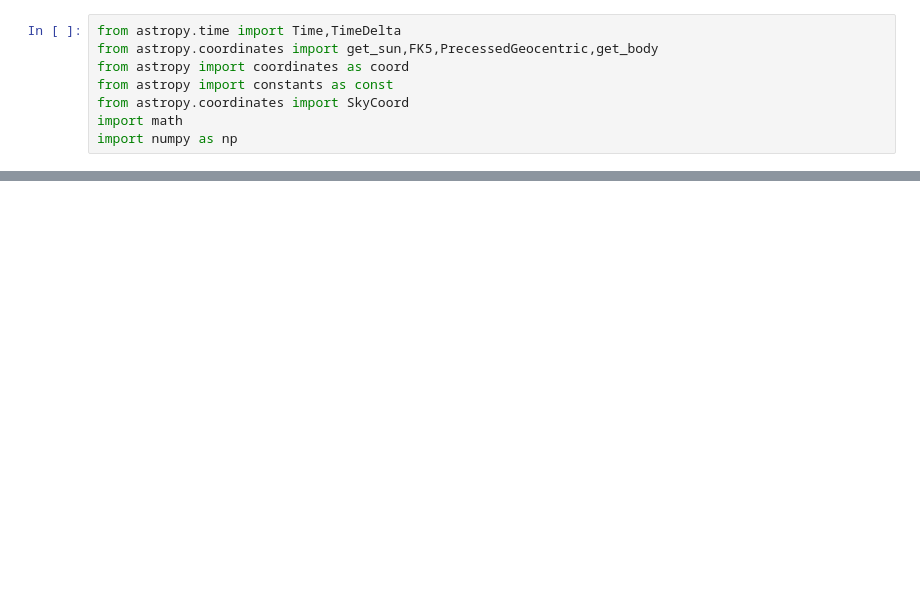
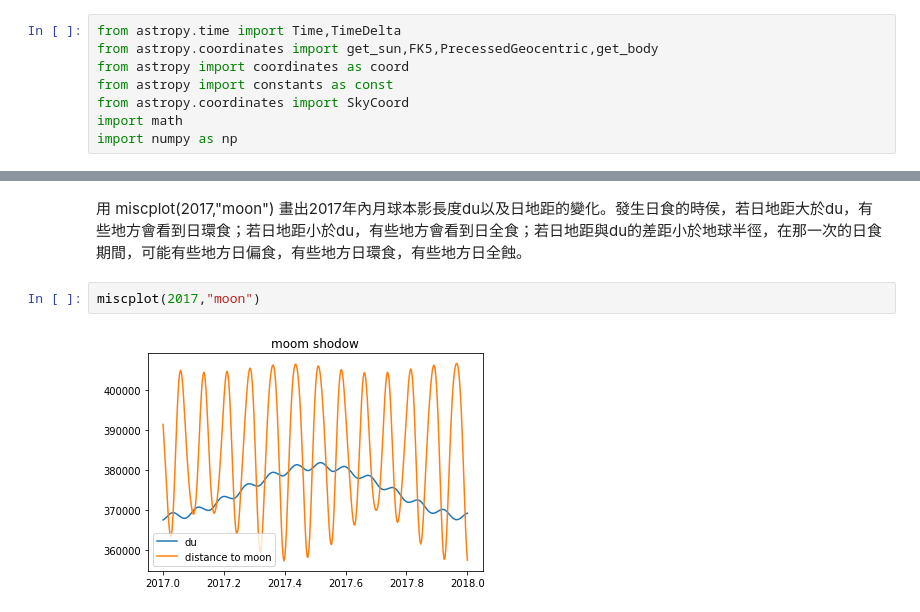
Before and after one commit to hjy1210/HelloWorld, a Jupyter notebook: CCalendar/CCalendar.ipynb, the cells around one changed output, grey strips where cells are left out. Drawn from its saved outputs; the diff is of its cells as text; blank space fills up the shorter version.

```diff
--- a/CCalendar/CCalendar.ipynb
+++ b/CCalendar/CCalendar.ipynb
@@ -408,0 +387,6 @@ WARNING: ErfaWarning: ERFA function "utctai" yielded 30 of "dubious year (Note 3
+# %% [markdown]
+用 miscplot(2017,"moon") 畫出2017年內月球本影長度du以及日地距的變化。發生日食的時侯，若日地距大於du，有些地方會看到日環食；若日地距小於du，有些地方會看到日全食；若日地距與du的差距小於地球半徑，在那一次的日食期間，可能有些地方日偏食，有些地方日環食，有些地方日全蝕。
+# %%
+miscplot(2017,"moon")
+# %% [output]
+[figure, added]
```
Also changed, not shown: parts of 36 cells of this notebook, 49 other files.
